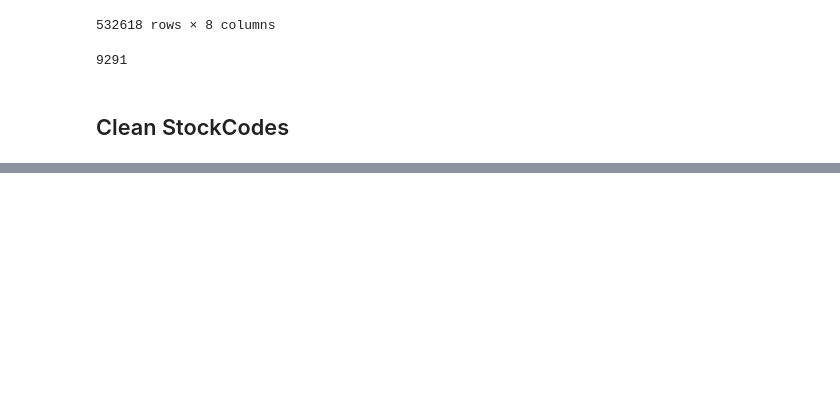
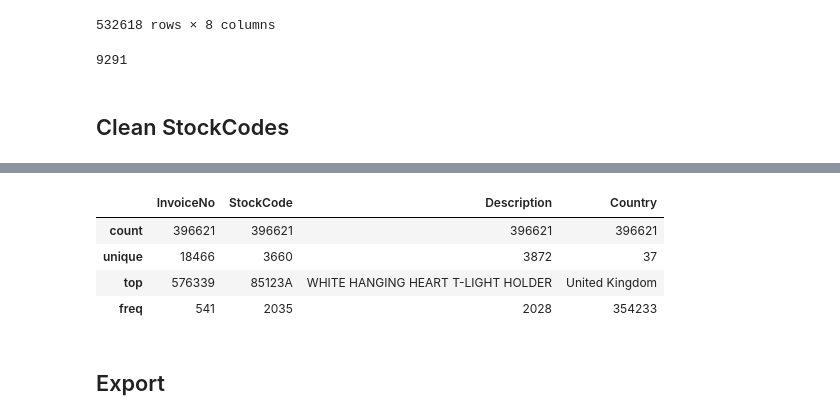
Before and after one commit to r0hankrishnan/retail_analysis, a Jupyter notebook: notebooks/cleaning.ipynb, the cells around one changed output, grey strips where cells are left out. Drawn from its saved outputs; the diff is of its cells as text; code cells hidden in the pictures; blank space fills up the shorter version.

```diff
--- a/notebooks/cleaning.ipynb
+++ b/notebooks/cleaning.ipynb
@@ -128,0 +166,10 @@ alt_stock_codes, len(alt_stock_codes)
+# %%
+cleaned_df.describe(include='O')
+# %% [output]
+|  | InvoiceNo | StockCode | Description | Country |
+| count | 396621 | 396621 | 396621 | 396621 |
+| unique | 18466 | 3660 | 3872 | 37 |
+| top | 576339 | 85123A | WHITE HANGING HEART T-LIGHT HOLDER | United Kingdom |
+| freq | 541 | 2035 | 2028 | 354233 |
+# %% [markdown]
+## Export
```
Also changed, not shown: parts of 18 cells of this notebook, 4 other files.
